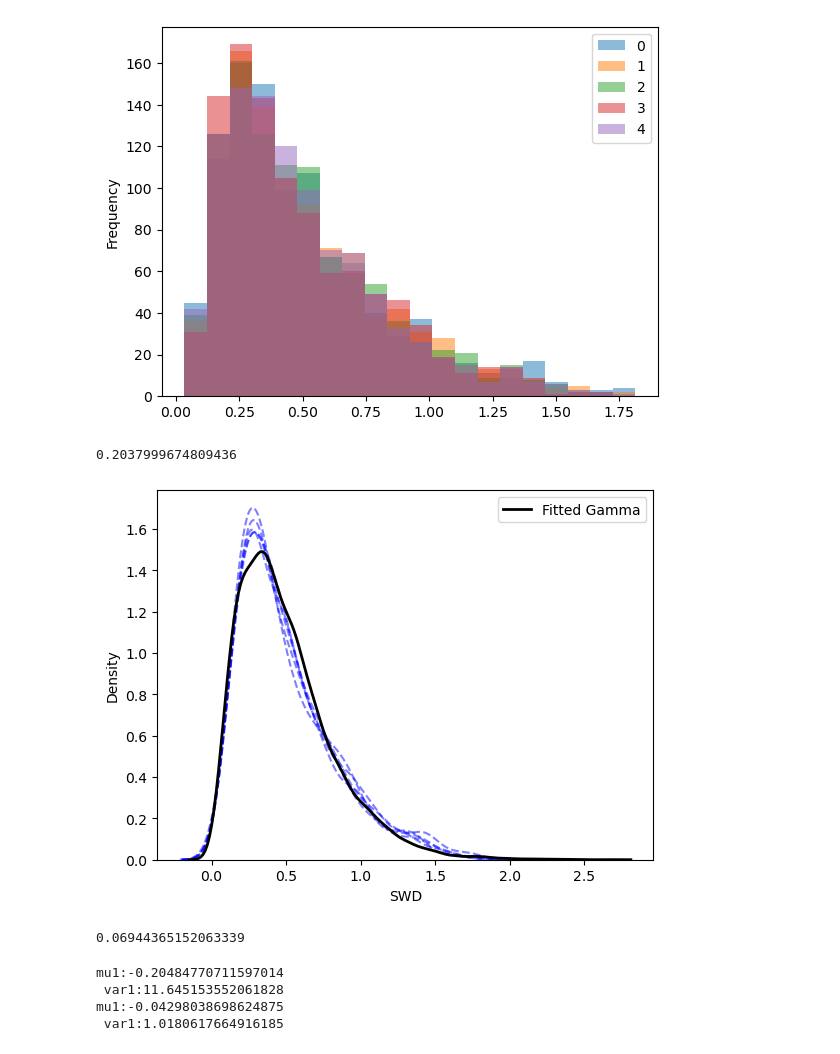
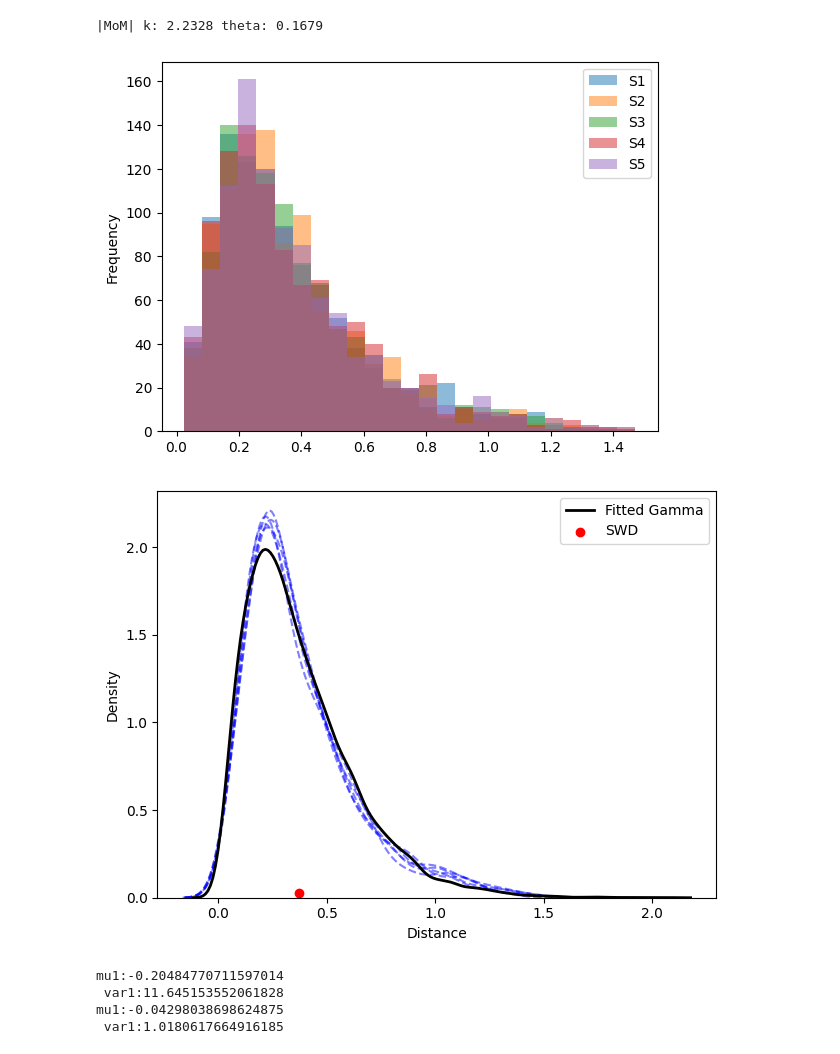
Before and after one commit to jsve96/SWD_CPD, a Jupyter notebook: Distribution SWD w.r.t. Parameter.ipynb, the cells around one changed output. Drawn from its saved outputs; the diff is of its cells as text; code cells hidden in the pictures.

```diff
--- a/Distribution SWD w.r.t. Parameter.ipynb
+++ b/Distribution SWD w.r.t. Parameter.ipynb
@@ -31,8 +22,6 @@ def project_and_calc_dist(X,Y,theta,delta,p):
 
 
 def activation(vector):
-    #input vector (L*n_projections,) --> output matrix (L,n_projections)
-    #return np.exp(vector)/np.exp(vector).sum(axis=1)[:,None]
     return np.exp(vector)/np.exp(vector).sum()
 
 
@@ -59,7 +48,7 @@ def sw_vectorized(X, Y, p=1, feature_importance = False, delta = 0.0, act = Fals
     #weight allocation
     if act:
         #split_wd = np.array(np.split(wd,L))
-        weights = activation(split_wd)
+        weights = activation(wd)
         return (wd*weights).sum(axis=0)**(1/p)
     else:
         weights = np.ones(wd.shape[0])
@@ -129,55 +109,31 @@ def run(N = 20, L = 100, p=2):
 # %%
-#MLE of alpha and beta for Γ(a,b)
+#Generate Slices
 df = run(N=1000,L=1000,p=2)
-df.plot.hist(alpha=0.5,bins=20)
+df.columns = ['S1','S2','S3','S4','S5']
+fig, ax = plt.subplots()
+df.plot.hist(alpha=0.5,bins=25,ax=ax)
 
+#Average over all 5 sets of slices
 mu = df.mean(axis=0).mean()
 sd = df.std(axis=0).mean()
+
+
+### MoM of a and b for Γ(a,b)
 a = mu**2/sd**2
 b = sd**2/mu
+samples = pd.DataFrame(np.random.gamma(a,b,10000),columns=['Gamma'])
 
-b1= 1/5.41
+print("|MoM| k: {:.4f} theta: {:.4f}".format(a,b))
+
+fig2, ax2 = plt.subplots()
+for k in range(5):
+    tmp_plot = sns.kdeplot(data=df.iloc[:,k], linewidth=1.5,ls='--',color='#0000FF',legend=False,ax=ax2,alpha=0.5)
+Gamma_estimate = sns.kdeplot(data=samples, x='Gamma',linewidth=2,color='black',ax=ax2,label='Fitted Gamma')
+ax2.scatter(mu,0.026,label='SWD',color='red')
+ax2.legend()
+ax2.set_xlabel('Distance');
+fig2.tight_layout()
 # %% [output]
+|MoM| k: 2.2328 theta: 0.1679
-[figure, old version]
+[figure, new version]
+[figure, added]
-# %%
-b
-# %% [output]
-0.2037999674809436
-# %%
-samples = pd.DataFrame(np.random.gamma(a,b,10000),columns=['Gamma'])
-#samples_Gaussian = pd.DataFrame(np.random.normal(mu,sd**2,1000),columns=['Gaussian'])
-fig, ax = plt.subplots()
-#samples.plot.kde(ax=ax,color="blue")
-#df.plot.kde(alpha=0.5,ax=ax,color='grey')
-#samples_Gaussian.plot.kde(ax=ax,color="black")
-
-for k in range(5):
-    tmp_plot = sns.kdeplot(data=df.iloc[:,k], linewidth=1.5,ls='--',color='#0000FF',legend=False,ax=ax,alpha=0.5)
-Gamma_estimate = sns.kdeplot(data=samples, x='Gamma',linewidth=2,color='black',ax=ax,label='Fitted Gamma')
-ax.legend()
-ax.set_xlabel('SWD');
-# %% [output]
-[figure, removed]
-# %%
-d = 5
-
-X = np.random.multivariate_normal(np.arange(0,d,1),np.eye(d),1000)
-Y = np.random.multivariate_normal(np.arange(0,d,1),np.eye(d),1000)
-
-THETA = sample_theta(X,num_smaples=1000)
-
-SW_MC = sw_vectorized(X,Y,theta=THETA,p=2)
-SW_MC_Distance = SW_MC.mean()
-X_normalized = X - np.mean(X,axis=0)
-Y_normalized = Y - np.mean(Y,axis=0)
-
-
-m2_X = ((np.linalg.norm(X_normalized,axis=1)**2).mean() + np.linalg.norm(X.mean(axis=0))**2)/d
-m2_Y = ((np.linalg.norm(Y_normalized,axis=1)**2).mean() + np.linalg.norm(Y.mean(axis=0))**2)/d
-
-W_2 = m2_X+m2_Y -2*np.sqrt(m2_Y**0.5*m2_X*m2_Y**0.5)
-
-SW_2_approx = W_2+ np.linalg.norm(np.mean(X,axis=0)-np.mean(Y,axis=0))**2/d
-SW_2_approx**0.5
-# %% [output]
-0.06944365152063339
```
Also changed, not shown: parts of 4 cells of this notebook, 3 other files.
